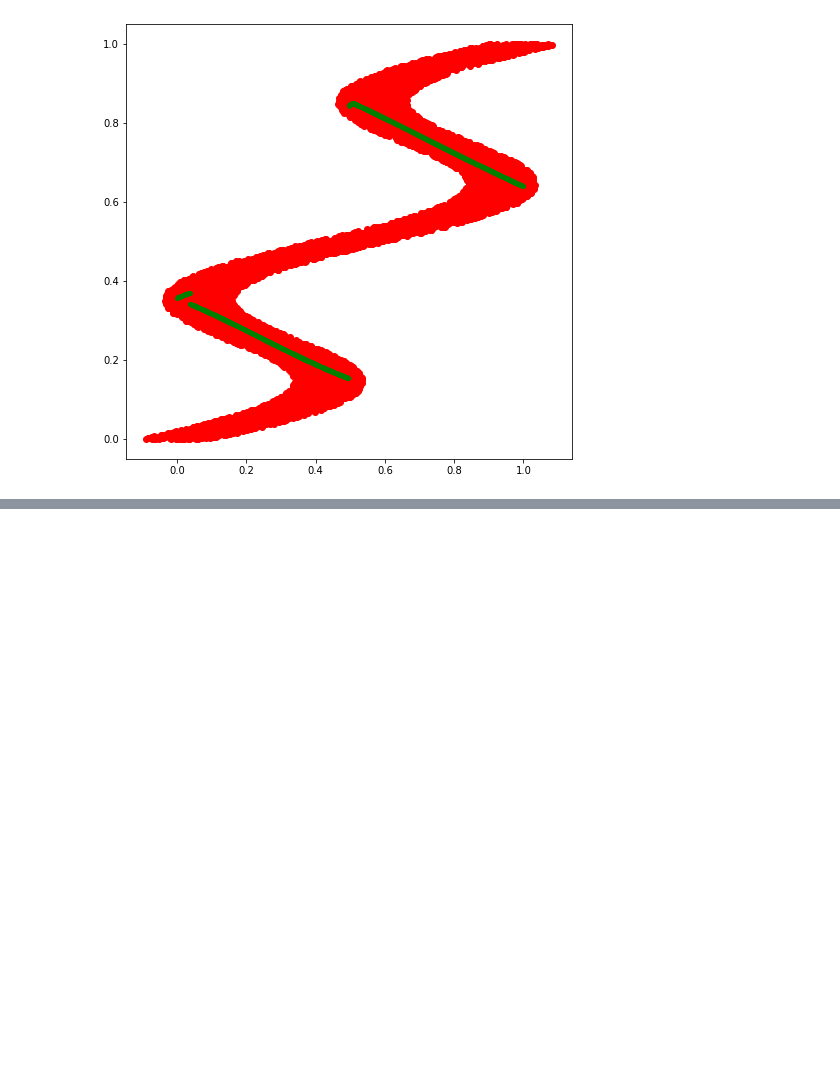
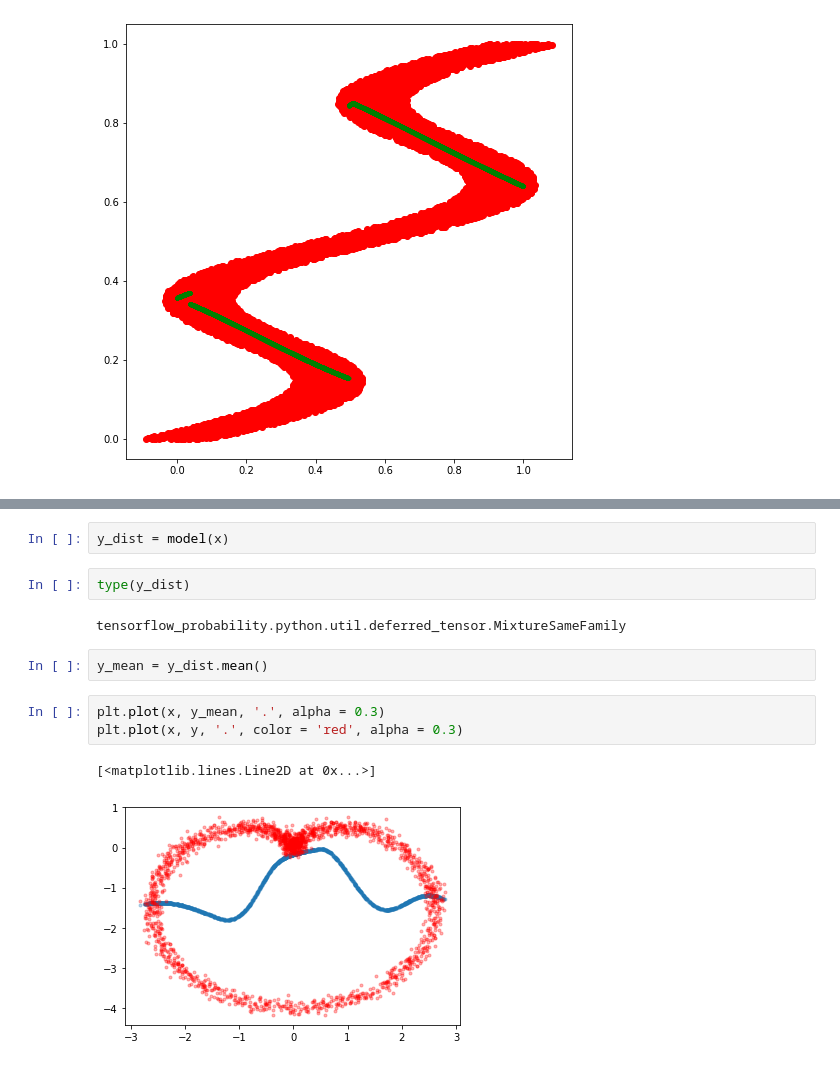
Before and after one commit to AlexanderFengler/nn_likelihoods, a Jupyter notebook: Untitled1.ipynb, the cells around one changed output, grey strips where cells are left out. Cells and saved outputs as stored; diff of their text form; blank space fills up the shorter version.

```diff
--- a/Untitled1.ipynb
+++ b/Untitled1.ipynb
@@ -313,0 +422,14 @@ plt.show()
+# %%
+y_dist = model(x)
+# %%
+type(y_dist)
+# %% [output]
+tensorflow_probability.python.util.deferred_tensor.MixtureSameFamily
+# %%
+y_mean = y_dist.mean()
+# %%
+plt.plot(x, y_mean, '.', alpha = 0.3)
+plt.plot(x, y, '.', color = 'red', alpha = 0.3)
+# %% [output]
+[<matplotlib.lines.Line2D at 0x...>]
+[figure, added]
```
Also changed, not shown: parts of 23 cells of this notebook, 1 other file.
